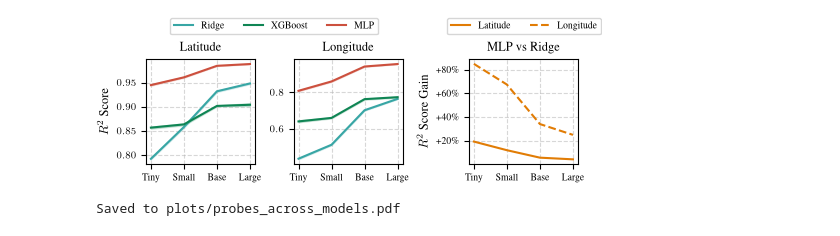
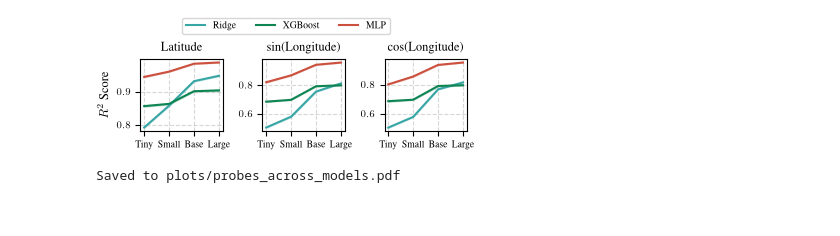
Before and after one commit to kdybek/terramind_probing, a Jupyter notebook: plots.ipynb, the cells around one changed output. Drawn from its saved outputs; the diff is of its cells as text; code cells hidden in the pictures.

Commit message:
updated results and plots

```diff
--- a/plots.ipynb
+++ b/plots.ipynb
@@ -52,10 +52,11 @@ PROBE_COLORS = {
     "mlp_ridge_gain": PALETTE[6],
 }
 
-TARGET_NAMES = ["lat", "lon"]
+TARGET_NAMES = ["r2_lat", "r2_sin_lon", "r2_cos_lon"]
 TARGET_LABELS = {
-    "lat": "Latitude",
-    "lon": "Longitude",
+    "r2_lat": "Latitude",
+    "r2_sin_lon": "sin(Longitude)",
+    "r2_cos_lon": "cos(Longitude)",
 }
 
 DIM_REDUCTION_NAMES = ["none", "pca", "random"]
@@ -64,6 +65,15 @@ DIM_REDUCTION_LABELS = {
     "pca": "PCA",
     "random": "Random",
 }
+
+CIRC_ENC_LABELS = {
+    True: "Circular Encoding",
+    False: "No Circular Encoding",
+}
+CIRC_ENC_COLORS = {
+    True: PALETTE[0],
+    False: PALETTE[11],
+}
 # %%
 import numpy as np
 
@@ -95,21 +105,11 @@ import numpy as np
 import pandas as pd
 import matplotlib.pyplot as plt
 from tueplots import bundles, figsizes
-from matplotlib.lines import Line2D
-from matplotlib.ticker import FuncFormatter
-
-linestyle_handles = [
-    Line2D([0], [0], color=PROBE_COLORS["mlp_ridge_gain"], lw=1.5, linestyle="-", label="Latitude"),
-    Line2D([0], [0], color=PROBE_COLORS["mlp_ridge_gain"], lw=1.5, linestyle="--", label="Longitude"),
-]
-
-def percent_formatter(x, pos):
-    return f"{x:+.0%}".replace("%", r"\%")
 
 os.environ["PATH"] += os.pathsep + "/Library/TeX/texbin"
 
 plt.rcParams.update(bundles.neurips2024())
-plt.rcParams.update(figsizes.neurips2024(nrows=1, ncols=3, height_to_width_ratio=0.9, rel_width=0.9))
+plt.rcParams.update(figsizes.neurips2024(nrows=1, ncols=3, height_to_width_ratio=0.9, rel_width=0.7))
 plt.rcParams.update({
     "text.latex.preamble": r"\usepackage{times}\usepackage{amsmath}",
     "text.usetex": True,
@@ -122,7 +122,7 @@ os.makedirs("plots", exist_ok=True)
 mean_cache = {}
 
 fig, axes = plt.subplots(1, 3, sharey=False)
-for ax, tgt in zip(axes[:2], TARGET_NAMES, strict=True):
+for ax, tgt in zip(axes[:3], TARGET_NAMES, strict=True):
     for probe in PROBE_NAMES:
         means = []
         los = []
@@ -132,80 +132,48 @@ for ax, tgt in zip(axes[:2], TARGET_NAMES, strict=True):
                 (df["model"] == model) &
                 (df["probe"] == probe) &
                 (df["layer"] == NUM_LAYERS_DICT[model] - 1) &
-                (df["target"] == tgt) &
                 (df["dim_reduction"] == "none") &
-                (df["control"] == False)
+                (df["control"] == False) &
+                (df["circular_encoding"] == True)
             ]
 
             assert len(sub_df) == NUM_FOLDS, f"Expected {NUM_FOLDS} folds, but got {len(sub_df)} for model={model}, probe={probe}, target={tgt}"
 
-            scores = sub_df["score"].values
+            scores = sub_df[tgt].values
             mean, lo, hi = mean_bootstrap_ci(scores)
             means.append(mean)
             los.append(lo)
             his.append(hi)
 
             mean_cache[(model, probe, tgt)] = mean
 
         x = np.arange(len(MODEL_NAMES))
         ax.plot(x, means, label=PROBE_LABELS[probe], color=PROBE_COLORS[probe])
         ax.fill_between(x, los, his, alpha=0.2, color=PROBE_COLORS[probe])
 
     ax.set_xticks(x)
     ax.set_xticklabels([MODEL_LABELS[model] for model in MODEL_NAMES])
     ax.set_title(TARGET_LABELS[tgt])
     ax.grid(True, linestyle="--", alpha=0.5)
 
 axes[0].set_ylabel("$R^2$ Score")
 
-for tgt in TARGET_NAMES:
-    rel_gains = []
-    for model in MODEL_NAMES:
-        mlp_mean = mean_cache[(model, "mlp", tgt)]
-        ridge_mean = mean_cache[(model, "ridge", tgt)]
-        rel_gain = (mlp_mean - ridge_mean) / abs(ridge_mean)
-        rel_gains.append(rel_gain)
-
-    x = np.arange(len(MODEL_NAMES))
-    axes[2].plot(
-        x,
-        rel_gains,
-        label=TARGET_LABELS[tgt],
-        color=PROBE_COLORS["mlp_ridge_gain"],
-        linestyle="-" if tgt == "lat" else "--"
-    )
-axes[2].set_xticks(x)
-axes[2].set_xticklabels([MODEL_LABELS[model] for model in MODEL_NAMES])
-axes[2].set_title("MLP vs Ridge")
-axes[2].set_ylabel("$R^2$ Score Gain")
-axes[2].grid(True, linestyle="--", alpha=0.5)
-axes[2].yaxis.set_major_formatter(FuncFormatter(percent_formatter))
-
 handles, labels = axes[0].get_legend_handles_labels()
 
 fig.legend(
     handles,
     labels,
     loc="upper center",
-    bbox_to_anchor=(0.365, 1.17),
+    bbox_to_anchor=(0.5, 1.22),
     ncol=len(PROBE_NAMES),
-    frameon=True,
-)
-
-fig.legend(
-    linestyle_handles,
-    TARGET_LABELS.values(),
-    loc="upper center",
-    bbox_to_anchor=(0.87, 1.17),
-    ncol=2,
     frameon=True,
 )
 
 plt.savefig("plots/probes_across_models.pdf", bbox_inches="tight")
 plt.show()
 print("\nSaved to plots/probes_across_models.pdf")
 # %% [output]
-[figure, old version]
+[figure, new version]
 Saved to plots/probes_across_models.pdf
 # %%
 import os
```
Also changed, not shown: parts of 3 cells of this notebook, 1 other file.
